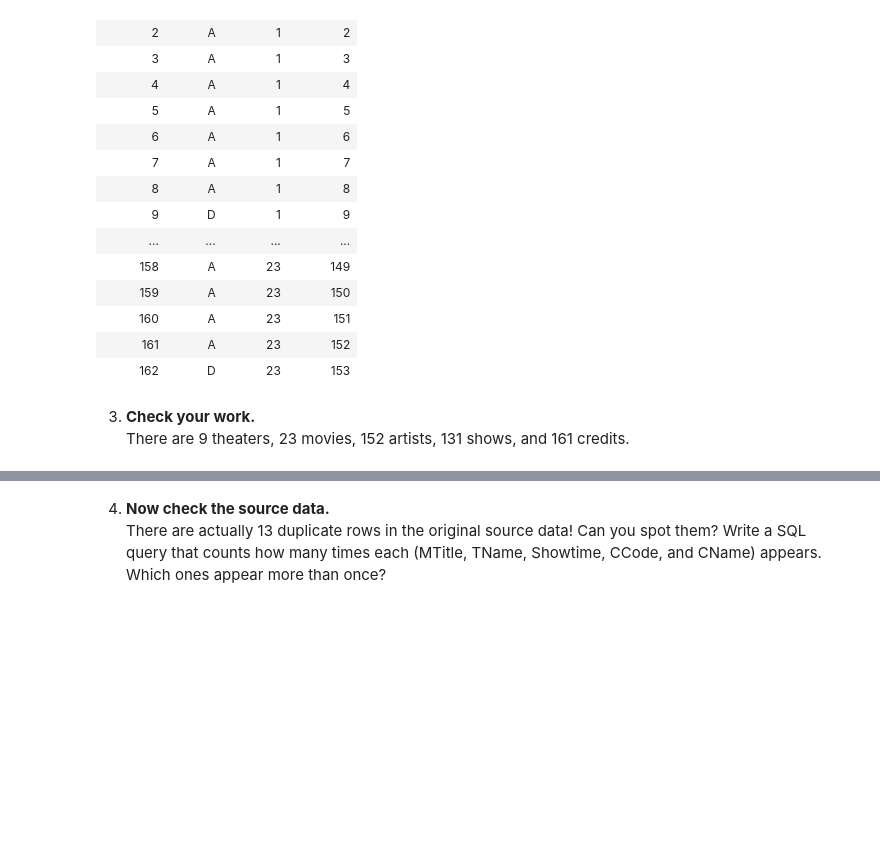
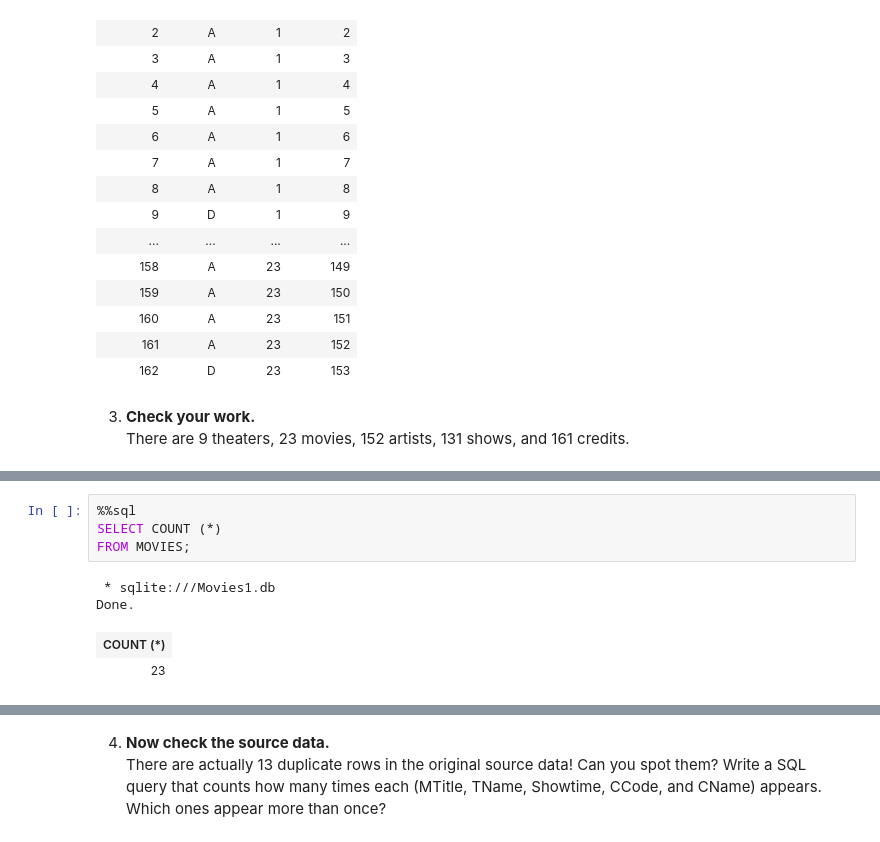
Before and after one commit to fairfield-ba510-spring2020/movies-tonight-bridgetweill, a Jupyter notebook: Part3.ipynb, the cells around one changed output, grey strips where cells are left out. Cells and saved outputs as stored; diff of their text form; blank space fills up the shorter version.

```diff
--- a/Part3.ipynb
+++ b/Part3.ipynb
@@ -108,0 +114,9 @@ There are 9 theaters, 23 movies, 152 artists, 131 shows, and 161 credits.
+# %%
+%%sql
+SELECT COUNT (*)
+FROM MOVIES;
+# %% [output]
+ * sqlite:///Movies1.db
+Done.
+| COUNT (*) |
+| 23 |
```
Also changed, not shown: parts of 9 cells of this notebook, 2 other files.
